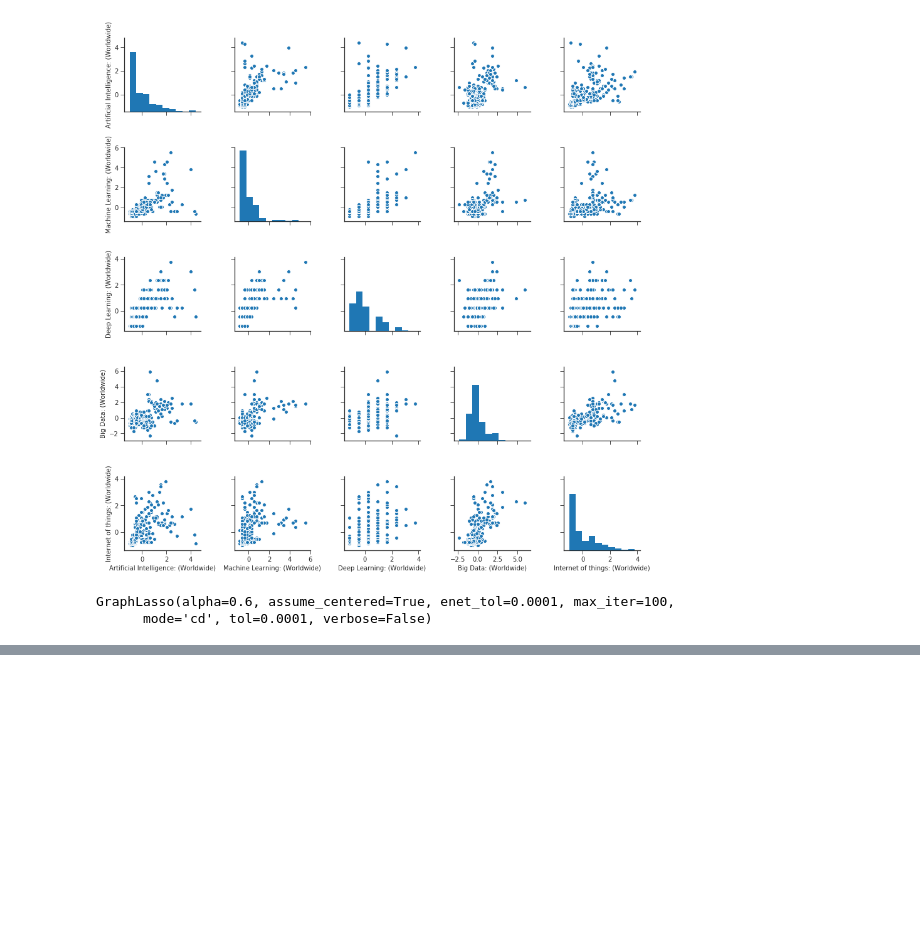
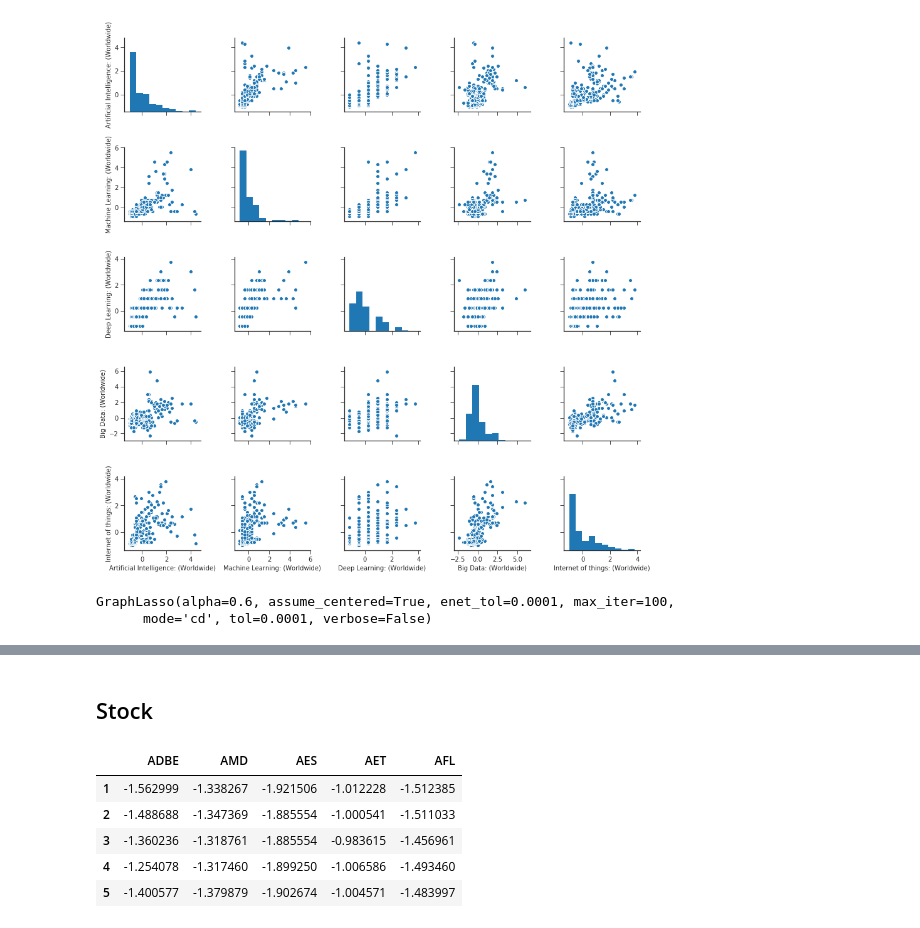
Before and after one commit to y-takashina/density_ratio, a Jupyter notebook: mi-real-data.ipynb, the cells around one changed output, grey strips where cells are left out. Saved outputs shown, nothing was run; the diff lists cells and outputs as text; code cells hidden in the pictures; blank space fills up the shorter version.

```diff
--- a/mi-real-data.ipynb
+++ b/mi-real-data.ipynb
@@ -117,0 +118,17 @@ sns.heatmap(cmi, annot=True, ax=axes[2], center=0, xticklabels=list(df.columns),
+# %% [markdown]
+## Stock
+# %%
+df = pd.read_csv('stock1.csv', index_col=0)
+df.columns = pd.read_csv('stock2.csv', index_col=0).values[:, 0]
+df = (df - df.mean()) / df.std()
+df = df[df.columns[4:9]]
+# df = df[df.columns[25:30]] # よさげ
+X = df.values
+df[:5]
+# %% [output]
+|  | ADBE | AMD | AES | AET | AFL |
+| 1 | -1.562999 | -1.338267 | -1.921506 | -1.012228 | -1.512385 |
+| 2 | -1.488688 | -1.347369 | -1.885554 | -1.000541 | -1.511033 |
+| 3 | -1.360236 | -1.318761 | -1.885554 | -0.983615 | -1.456961 |
+| 4 | -1.254078 | -1.317460 | -1.899250 | -1.006586 | -1.493460 |
+| 5 | -1.400577 | -1.379879 | -1.902674 | -1.004571 | -1.483997 |
```
Also changed, not shown: parts of 6 cells of this notebook, 1 other file.
